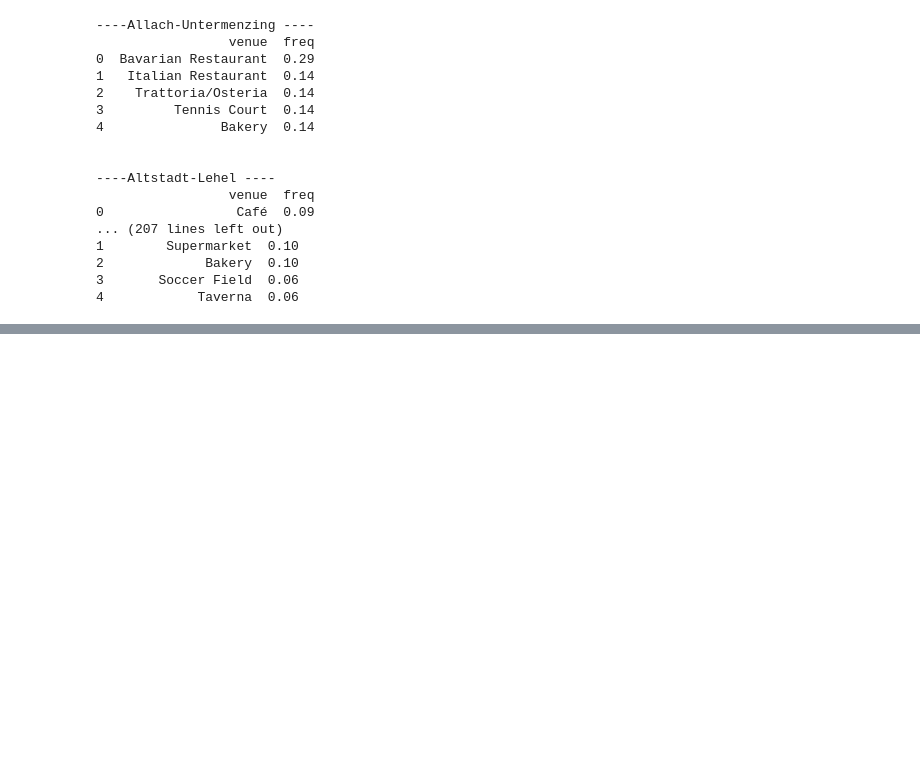
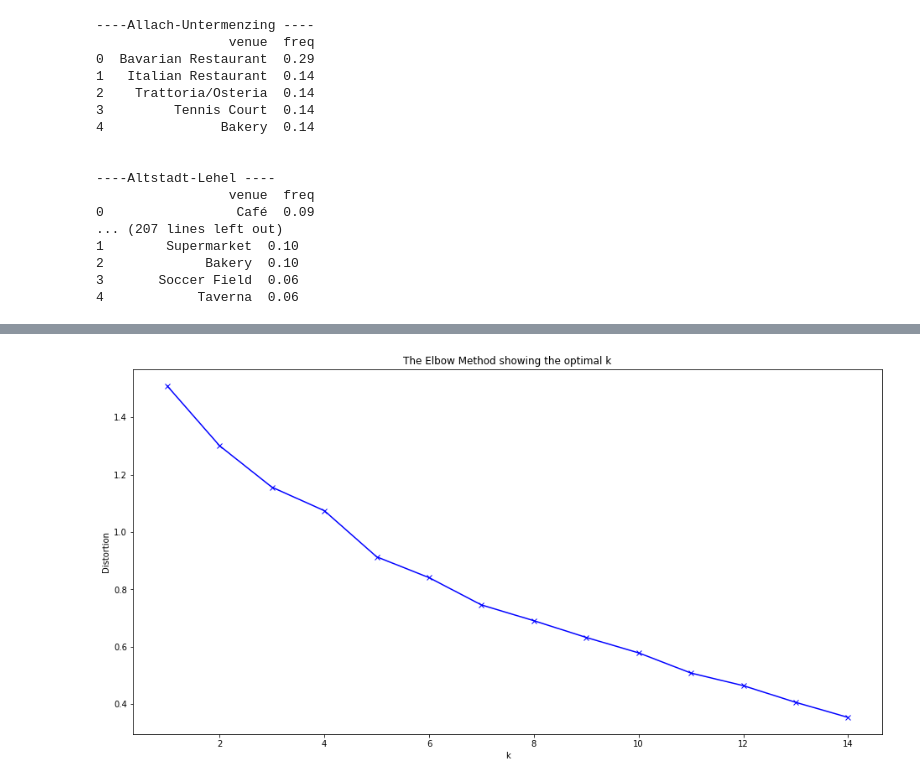
Before and after one commit to RocketClimber/Coursera_Capstone, a Jupyter notebook: MunichNeighborhoods.ipynb, the cells around one changed output, grey strips where cells are left out. Drawn from its saved outputs; the diff is of its cells as text; code cells hidden in the pictures; blank space fills up the shorter version.

Commit message:
Week 4 & 5 - Before removal of k-means elbow

```diff
--- a/MunichNeighborhoods.ipynb
+++ b/MunichNeighborhoods.ipynb
@@ -961,3 +961,35 @@ neighborhoods_venues_sorted.head()
 | 2 | Au-Haidhausen | Italian Restaurant | Concert Hall | German Restaurant | French Restaurant | ... |
 | 3 | Aubing-Lochhausen-Langwied | Post Office | Greek Restaurant | Bus Stop | German Restaurant | ... |
 | 4 | Berg am Laim | Supermarket | Bakery | Hotel | Café | ... |
+# %%
+# import k-means from clustering stage
+#from sklearn.cluster import KMeans
+
+# set number of clusters
+kclusters = 5
+
+k_range = range(1,15)
+distortions = []
+
+for k in k_range:
+    muc_grouped_clustering = muc_grouped.drop('Borough', 1)
+
+    # run k-means clustering
+    #kmeans = KMeans(n_clusters=k, random_state=0).fit(muc_grouped_clustering)
+    #kmeans = KMeans(n_clusters=k).fit(muc_grouped_clustering)
+    kmeans = KMeans(init = "k-means++", n_clusters = k, n_init = 12).fit(muc_grouped_clustering)
+
+    # check cluster labels generated for each row in the dataframe
+    kmeans.labels_[0:10]
+
+    distortions.append(kmeans.inertia_)
+
+
+plt.figure(figsize=(16,8))
+plt.plot(k_range, distortions, 'bx-')
+plt.xlabel('k')
+plt.ylabel('Distortion')
+plt.title('The Elbow Method showing the optimal k')
+plt.show()
+# %% [output]
+[figure, added]
```
Also changed, not shown: parts of 11 cells of this notebook.
